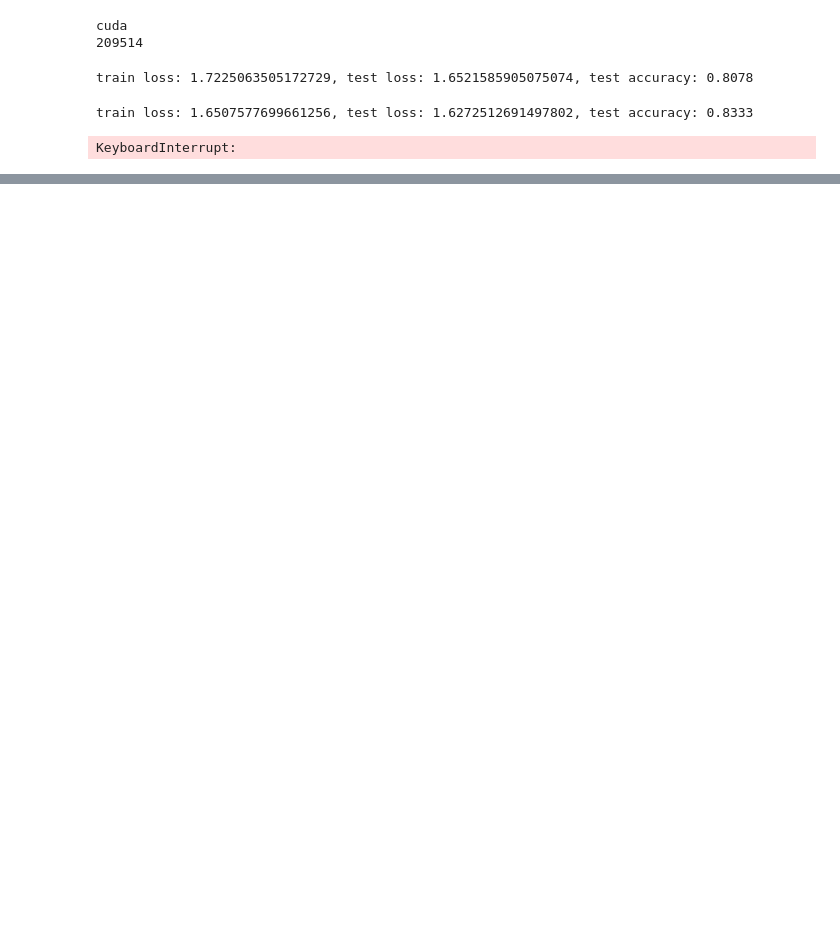
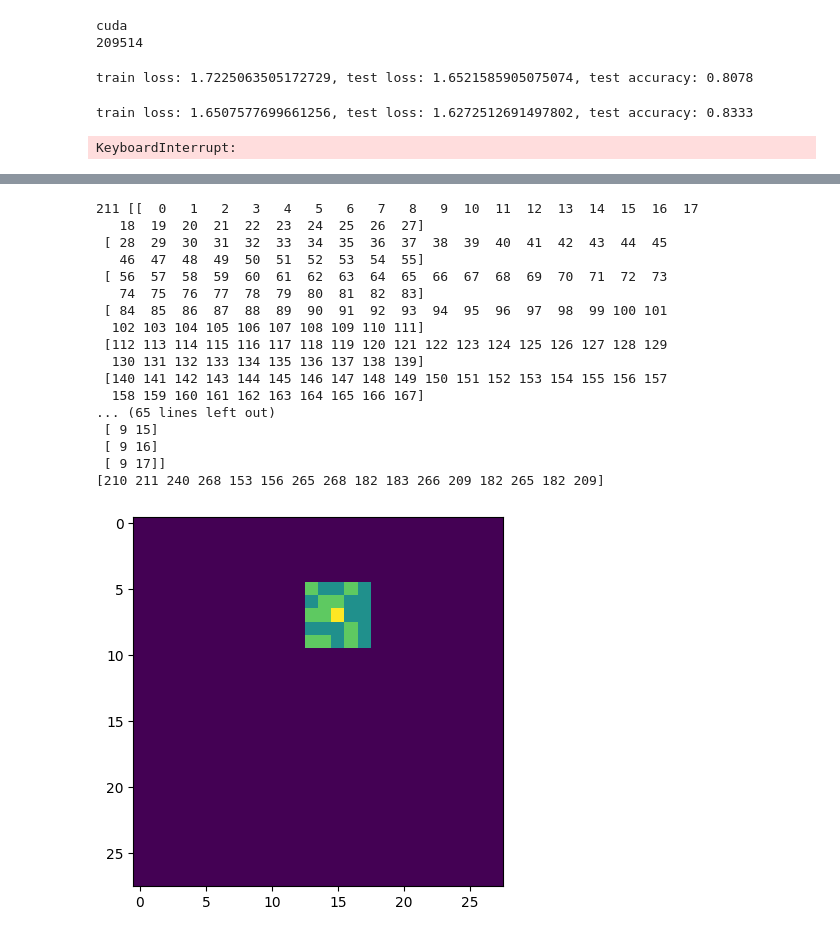
Before and after one commit to Elias-desig/dANN, a Jupyter notebook: test_stuff.ipynb, the cells around one changed output, grey strips where cells are left out. Cells and saved outputs as stored; diff of their text form; code cells hidden in the pictures; blank space fills up the shorter version.

```diff
--- a/test_stuff.ipynb
+++ b/test_stuff.ipynb
@@ -144,0 +154,58 @@ train loss: 1.8048894277890524, test loss: 1.8567218339920044, test accuracy: 0.
+# %%
+import numpy as np
+import scipy.ndimage as scn
+import torch
+
+
+def nb_vals(matrix, index, size):
+
+    coords = np.unravel_index(index, matrix.shape)
+    arr_shape = matrix.shape
+    dist = np.ones(arr_shape)
+    dist[coords] = 0
+    dist = scn.distance_transform_cdt(dist, metric='chessboard')
+
+    nb_indices = np.transpose(np.nonzero(dist <= size))
+    return nb_indices
+
+seed = 1
+rng = np.random.default_rng(seed)
+image_size = [28, 28]
+layer_size = image_size[0]*image_size[1]
+image =  np.arange(layer_size).reshape((image_size[0], image_size[1]))
+center = 211
+nb = nb_vals(image, center, 2)
+
+synapses = rng.choice(nb, 16)
+print(center,image, nb)
+vis = np.zeros(image_size)
+for coord in nb:
+    vis[coord[0], coord[1]] = 0.5
+for coord in synapses:
+    vis[coord[0], coord[1]] = 0.75
+
+
+ravelled = np.ravel_multi_index((synapses[:, 0], synapses[:, 1]), (28, 28))
+print(ravelled)
+vis[np.unravel_index(center, image.shape)] = 1.0
+plt.imshow(vis)
+plt.show()
+# %% [output]
+211 [[  0   1   2   3   4   5   6   7   8   9  10  11  12  13  14  15  16  17
+   18  19  20  21  22  23  24  25  26  27]
+ [ 28  29  30  31  32  33  34  35  36  37  38  39  40  41  42  43  44  45
+   46  47  48  49  50  51  52  53  54  55]
+ [ 56  57  58  59  60  61  62  63  64  65  66  67  68  69  70  71  72  73
+   74  75  76  77  78  79  80  81  82  83]
+ [ 84  85  86  87  88  89  90  91  92  93  94  95  96  97  98  99 100 101
+  102 103 104 105 106 107 108 109 110 111]
+ [112 113 114 115 116 117 118 119 120 121 122 123 124 125 126 127 128 129
+  130 131 132 133 134 135 136 137 138 139]
+ [140 141 142 143 144 145 146 147 148 149 150 151 152 153 154 155 156 157
+  158 159 160 161 162 163 164 165 166 167]
+... (65 lines left out)
+ [ 9 15]
+ [ 9 16]
+ [ 9 17]]
+[210 211 240 268 153 156 265 268 182 183 266 209 182 265 182 209]
+[figure, added]
```
Also changed, not shown: parts of 6 cells of this notebook, 2 other files.
